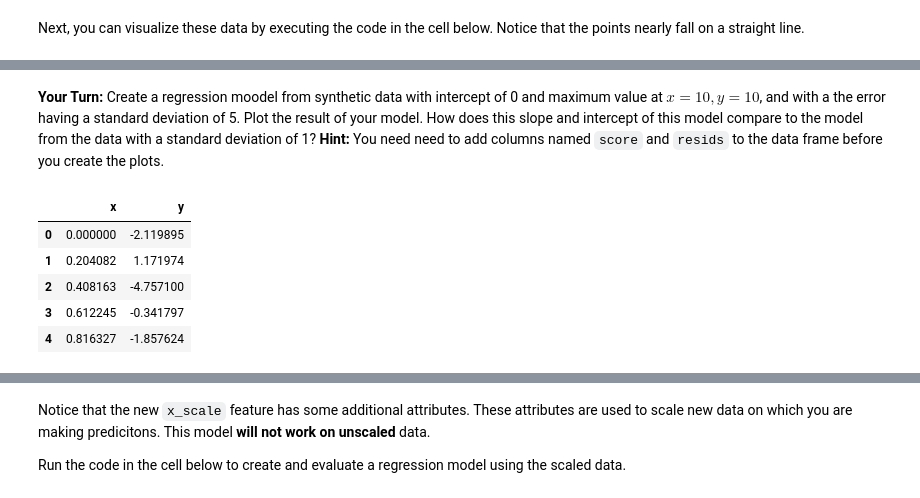
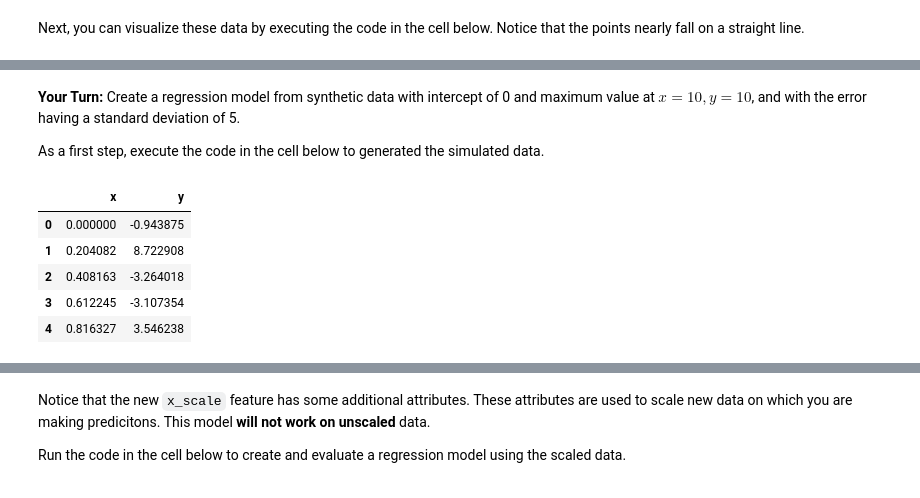
Before and after one commit to StephenElston/DataScience410, a Jupyter notebook: Lecture6/IntroToRegression.ipynb, the cells around one changed output, grey strips where cells are left out. Cells and saved outputs as stored; diff of their text form; code cells hidden in the pictures.

```diff
--- a/Lecture6/IntroToRegression.ipynb
+++ b/Lecture6/IntroToRegression.ipynb
@@ -349,25 +433,28 @@ NameError: name 'y_output' is not defined
 # %% [markdown]
-**Your Turn:** Create a regression moodel from synthetic data with intercept of 0 and maximum value at ${x = 10, y = 10}$, and with a the error having a standard deviation of 5. Plot the result of your model. How does this slope and intercept of this model compare to the model from the data with a standard deviation of 1? **Hint:** You need need to add columns named `score` and `resids` to the data frame before you create the plots.
+**Your Turn:** Create a regression model from synthetic data with intercept of 0 and maximum value at ${x = 10, y = 10}$, and with the error having a standard deviation of 5.
+
+As a first step, execute the code in the cell below to generated the simulated data.
 # %%
 # Paramters of generated data
 n_points = 50
 x_start, x_end = 0, 10
 y_start, y_end = 0, 10
 y_sd = 5
 
 # Generate data columns
+nr.seed(545454)
 x_data = np.linspace(x_start, x_end, n_points)
 y_error = np.random.normal(loc=0, scale=y_sd, size=n_points)
-y_data = np.linspace(y_start, y_end, n_points) + y_error
+y_data = np.linspace(y_start, y_end, n_points) + y_error + 1.0
 
 # Put data in dataframe
 reg_data_5 = pd.DataFrame({'x':x_data, 'y':y_data})
 
 reg_data_5.head()
 # %% [output]
 |  | x | y |
-| 0 | 0.000000 | -2.119895 |
-| 1 | 0.204082 | 1.171974 |
-| 2 | 0.408163 | -4.757100 |
-| 3 | 0.612245 | -0.341797 |
-| 4 | 0.816327 | -1.857624 |
+| 0 | 0.000000 | -0.943875 |
+| 1 | 0.204082 | 8.722908 |
+| 2 | 0.408163 | -3.264018 |
+| 3 | 0.612245 | -3.107354 |
+| 4 | 0.816327 | 3.546238 |
```
Also changed, not shown: parts of 61 cells of this notebook.
